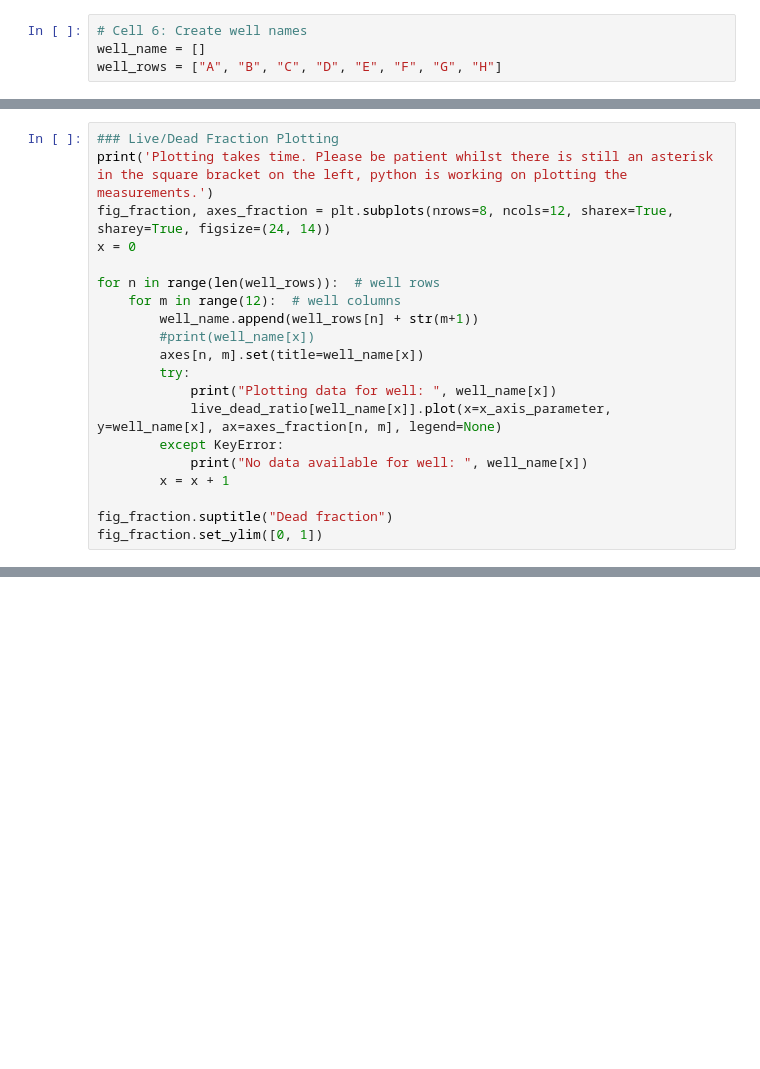
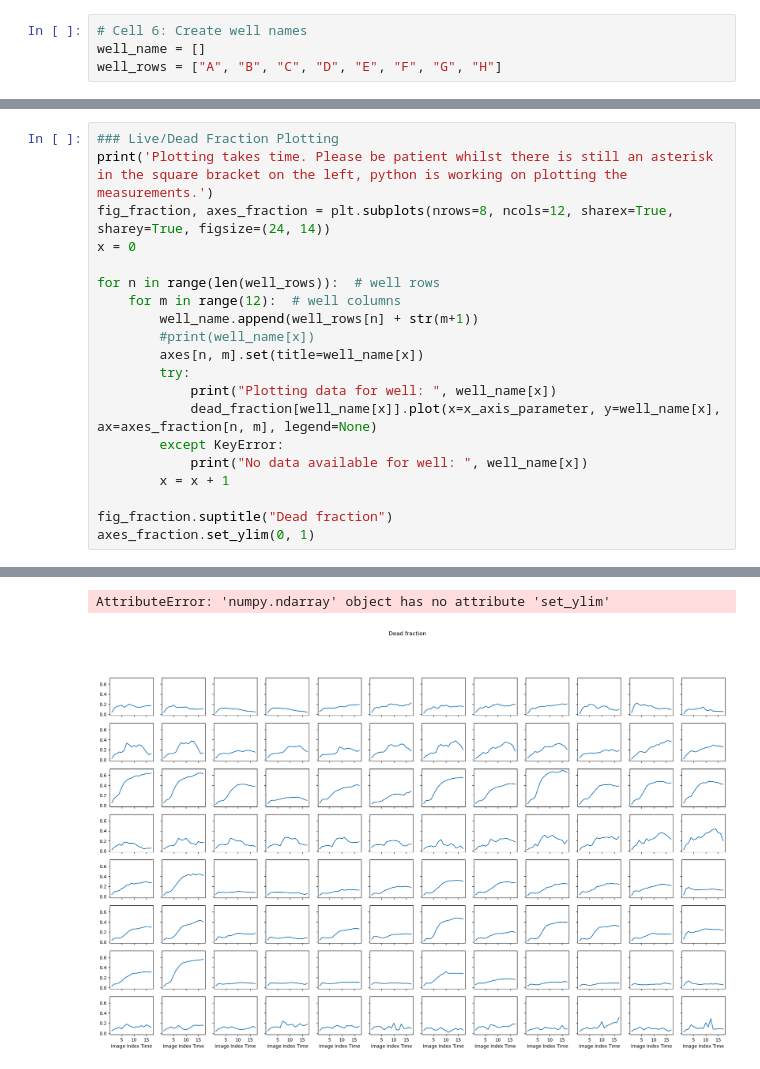
Before and after one commit to Marien-kaefer/CD7-downstream-analysis-and-tools, a Jupyter notebook: CD7_analysis/CD7-jupyter-analysis.ipynb, the cells around one changed output, grey strips where cells are left out. Cells and saved outputs as stored; diff of their text form; blank space fills up the shorter version.

```diff
--- a/CD7_analysis/CD7-jupyter-analysis.ipynb
+++ b/CD7_analysis/CD7-jupyter-analysis.ipynb
@@ -271,10 +283,11 @@ for n in range(len(well_rows)):  # well rows
         axes[n, m].set(title=well_name[x])
         try:
             print("Plotting data for well: ", well_name[x])
-            live_dead_ratio[well_name[x]].plot(x=x_axis_parameter, y=well_name[x], ax=axes_fraction[n, m], legend=None)
+            dead_fraction[well_name[x]].plot(x=x_axis_parameter, y=well_name[x], ax=axes_fraction[n, m], legend=None)
         except KeyError:
             print("No data available for well: ", well_name[x])
         x = x + 1
 
 fig_fraction.suptitle("Dead fraction")
-fig_fraction.set_ylim([0, 1])
+axes_fraction.set_ylim(0, 1)
+# %% [output]
@@ -281,2 +311,4 @@ fig_fraction.set_ylim([0, 1])
+AttributeError: 'numpy.ndarray' object has no attribute 'set_ylim'
+[figure, added]
 # %%
 # Cell 8: Save figures
```
Also changed, not shown: parts of 8 cells of this notebook.
